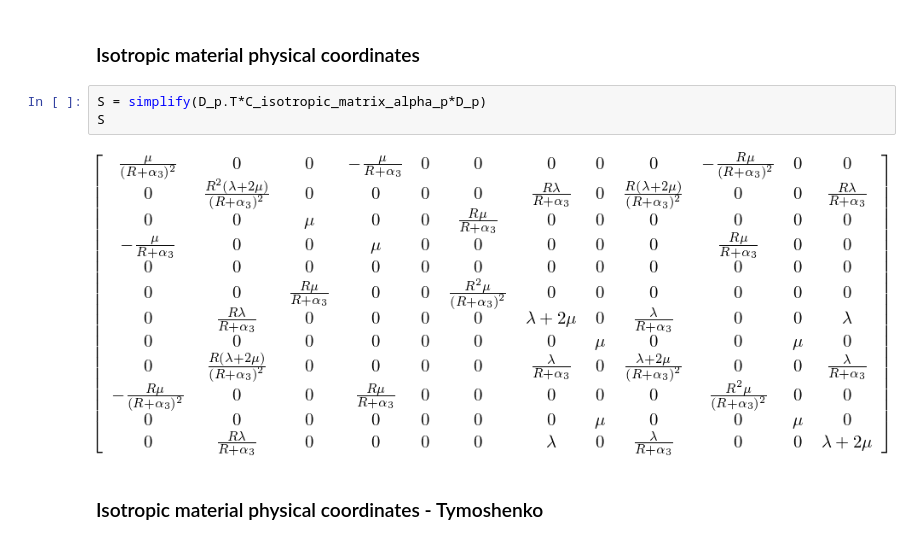
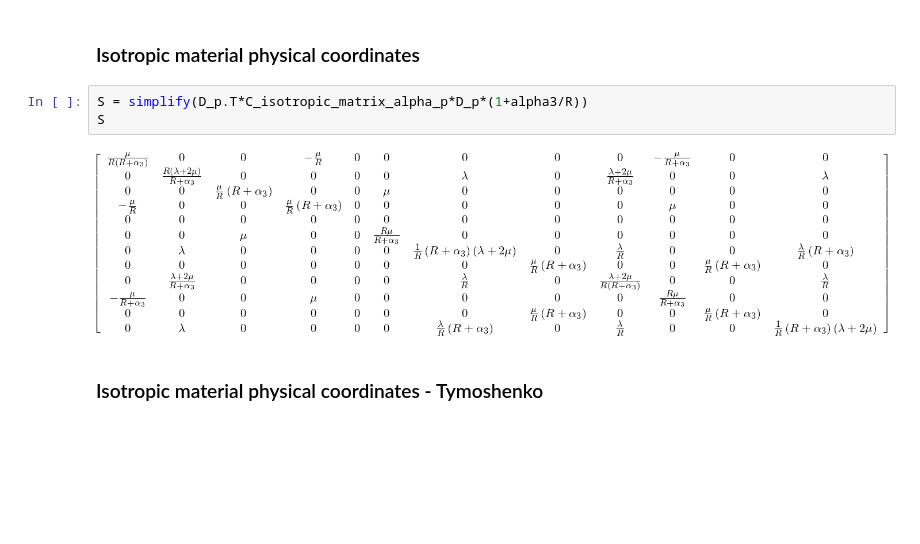
Before and after one commit to tarashor/vibrations, a Jupyter notebook: py2/All geometries.ipynb, the cells around one changed output. Drawn from its saved outputs; the diff is of its cells as text; blank space fills up the shorter version.

```diff
--- a/py2/All geometries.ipynb
+++ b/py2/All geometries.ipynb
@@ -913,10 +913,10 @@ expand(simplify(square_int))
 # %% [markdown]
 ### Isotropic material physical coordinates
 # %%
-S = simplify(D_p.T*C_isotropic_matrix_alpha_p*D_p)
+S = simplify(D_p.T*C_isotropic_matrix_alpha_p*D_p*(1+alpha3/R))
 S
 # %% [output]
-[figure, old version]
+[figure, new version]
 # %% [markdown]
 ### Isotropic material physical coordinates - Tymoshenko
 # %%
```
Also changed, not shown: parts of 3 cells of this notebook, 7 other files.
